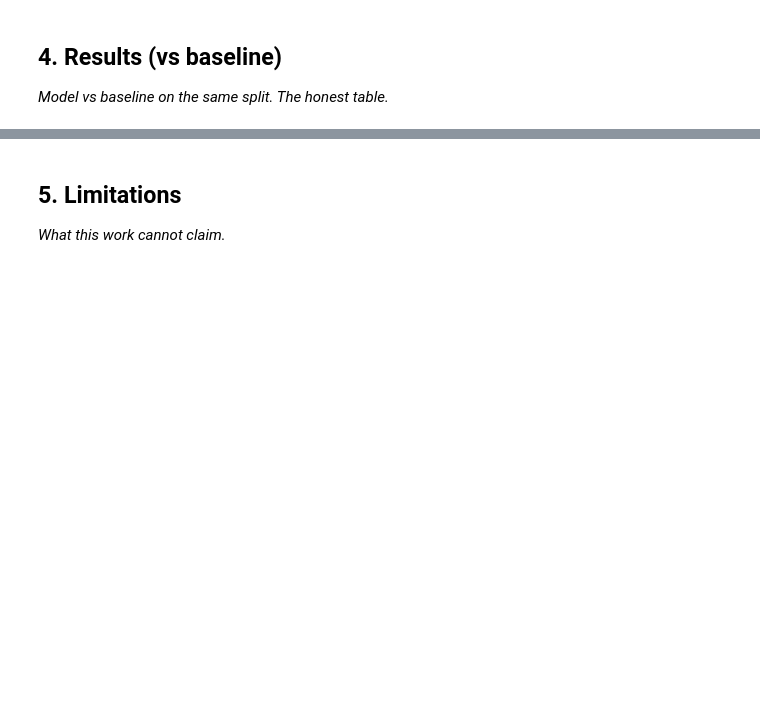
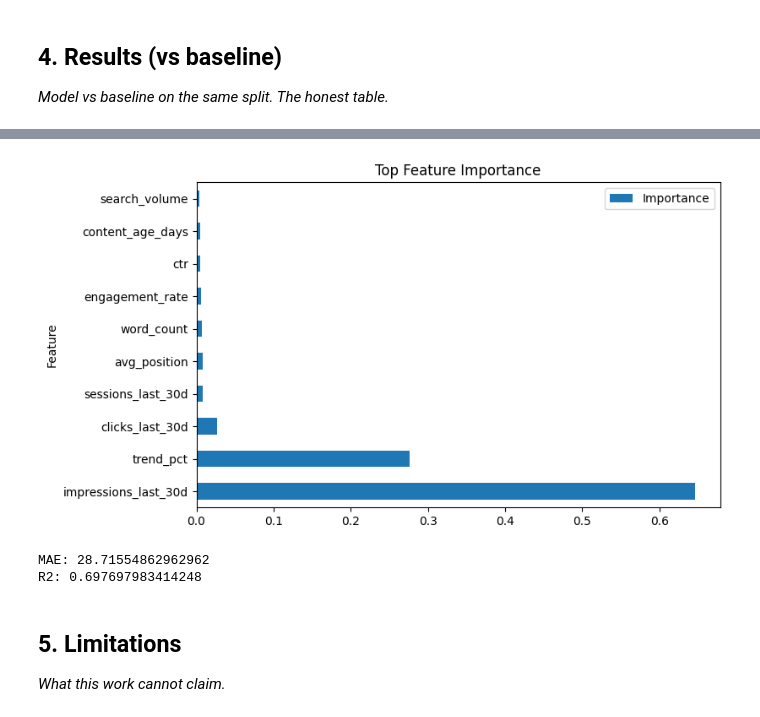
Before and after one commit to hanamonem/flyrank-ml-internship, a Jupyter notebook: work/notebooks/capstone.ipynb, the cells around one changed output, grey strips where cells are left out. Saved outputs shown, nothing was run; the diff lists cells and outputs as text; code cells hidden in the pictures; blank space fills up the shorter version.

```diff
--- a/work/notebooks/capstone.ipynb
+++ b/work/notebooks/capstone.ipynb
@@ -20,0 +228,21 @@ This skeleton is yours to fill. Work the sections **in order** — each one has
+# %%
+from sklearn.model_selection import train_test_split
+from sklearn.ensemble import RandomForestRegressor
+
+X = df[features]
+
+y = df["refresh_score"]
+
+X_train, X_test, y_train, y_test = train_test_split(
+    X,
+    y,
+    test_size=0.2,
+    random_state=42
+)
+
+model = RandomForestRegressor(
+    n_estimators=300,
+    random_state=42
+)
+
+model.fit(X_train, y_train)
@@ -24,0 +285,12 @@ This skeleton is yours to fill. Work the sections **in order** — each one has
+# %%
+importance = pd.DataFrame({
+    'Feature':features,
+    'Importance':model.feature_importances_
+})
+
+importance = importance.sort_values(
+    "Importance",
+    ascending=False
+)
+
+importance
@@ -25,3 +312,23 @@ This skeleton is yours to fill. Work the sections **in order** — each one has
+# %%
+import matplotlib.pyplot as plt
+
+importance.head(10).plot(
+    x="Feature",
+    y="Importance",
+    kind="barh",
+    figsize=(8,5)
+)
+
+plt.title("Top Feature Importance")
+plt.show()
+# %% [output]
+[figure, added]
+# %%
+print("MAE:", mae)
+print("R2:", r2)
+# %% [output]
+MAE: 28.71554862962962
+R2: 0.697697983414248
 # %% [markdown]
 ## 5. Limitations
 
```
Also changed, not shown: parts of 24 cells of this notebook.
